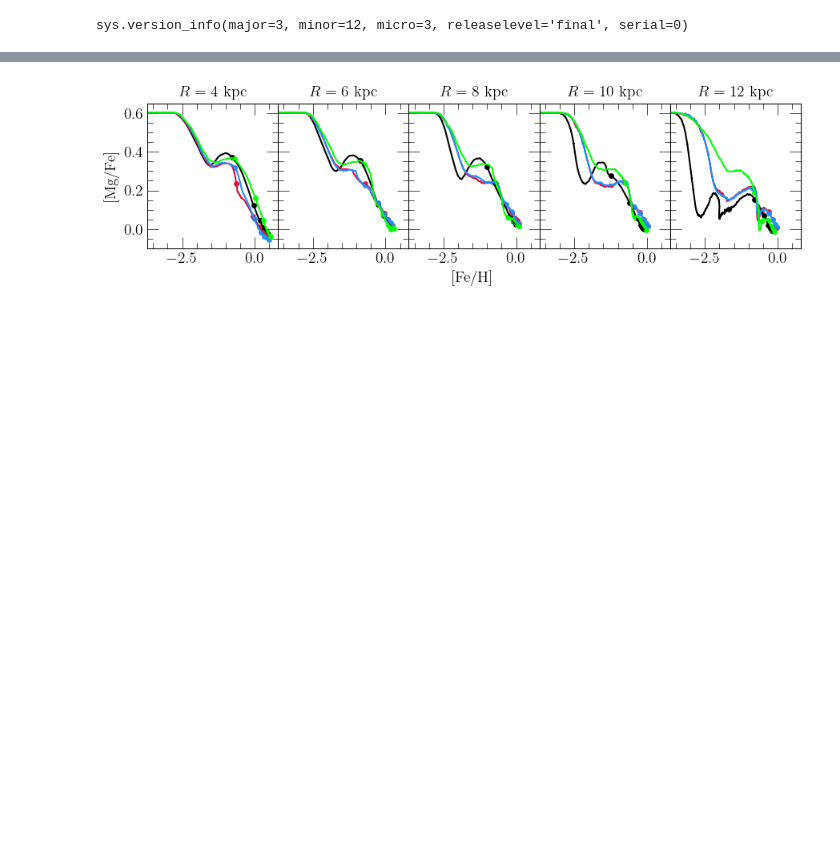
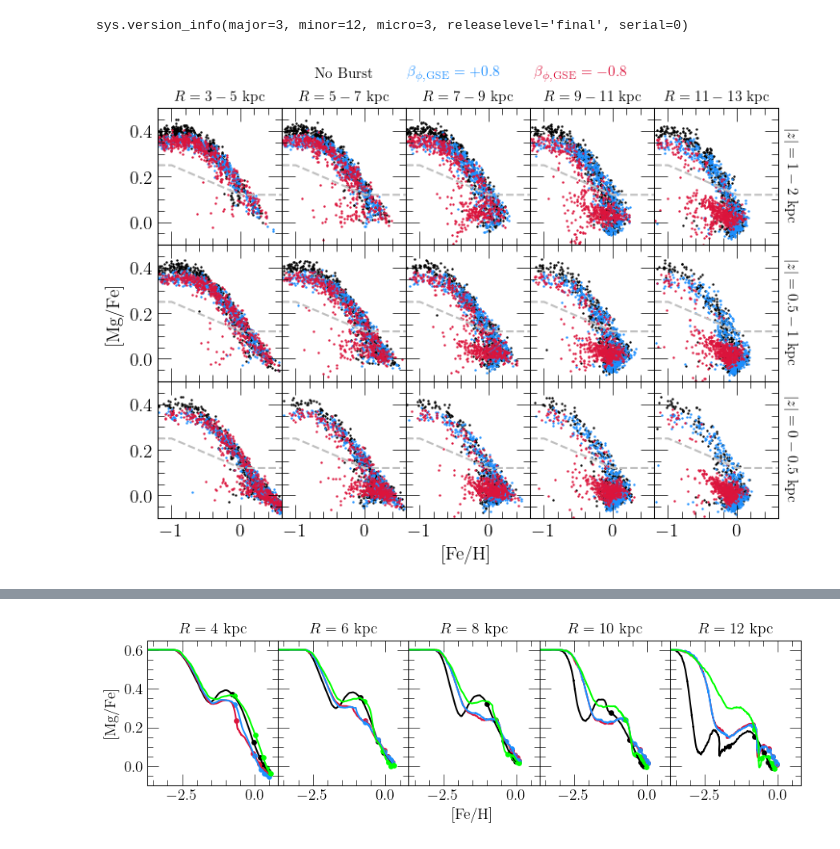
Before and after one commit to giganano/merger-flows, a Jupyter notebook: notebooks/afe-feh.ipynb, the cells around one changed output, grey strips where cells are left out. Drawn from its saved outputs; the diff is of its cells as text; code cells hidden in the pictures; blank space fills up the shorter version.

Commit message:
figures

```diff
--- a/notebooks/afe-feh.ipynb
+++ b/notebooks/afe-feh.ipynb
@@ -13,0 +27,83 @@ sys.version_info(major=3, minor=12, micro=3, releaselevel='final', serial=0)
+# %%
+def alpha_separation(feh):
+    if feh < -1:
+        return alpha_separation(-1)
+    elif -1 <= feh <= 0:
+        return 0.12 - 0.13 * feh
+    else:
+        return 0.12
+# %%
+COLORS = ["black", "dodgerblue", "crimson"]
+RADII = [[3, 5], [5, 7], [7, 9], [9, 11], [11, 13]]
+ZHEIGHTS = [[1, 2], [0.5, 1], [0, 0.5]] # backwards to put high |z| at the top
+LABELS = ["No Burst", r"$\beta_{\phi,\text{GSE}} = +0.8$", r"$\beta_{\phi,\text{GSE}} = -0.8$"]
+FEH_ERR = 0.0087
+MGFE_ERR = 0.017
+
+fig, axes = plt.subplots(nrows = len(ZHEIGHTS), ncols = len(RADII), figsize = (7.5, 5.5), sharex = True, sharey = True)
+axes[0][0].set_xlim([-1.2, 0.6])
+axes[0][0].set_ylim([-0.1, 0.5])
+axes[2][2].set_xlabel(r"[Fe/H]")
+axes[1][0].set_ylabel(r"[Mg/Fe]")
+for i in range(len(RADII)):
+    axes[0][i].set_title(r"$R = %d - %d$ kpc" % (RADII[i][0], RADII[i][1]), fontsize = 11)
+for i in range(len(ZHEIGHTS)):
+    axes[i][-1].yaxis.set_label_position("right")
+    axes[i][-1].set_ylabel(r"$\left|z\right| = %g - %g$ kpc" % (ZHEIGHTS[i][0], ZHEIGHTS[i][1]),
+        fontsize = 11, rotation = 270, labelpad = 15)
+
+def plot_stars(ax, output, rmin, rmax, abszmin, abszmax, zone_width = 0.1, N = 500, seed = 0, **kwargs):
+    stars = output.stars.filter(
+        "zone_final", ">=", int(rmin / zone_width)).filter(
+        "zone_final", "<=", int(rmax / zone_width) - 1).filter(
+        "absz", ">=", abszmin).filter(
+        "absz", "<=", abszmax).filter(
+        "[fe/h]", ">=", ax.get_xlim()[0]).filter(
+        "[fe/h]", "<=", ax.get_xlim()[1]).filter(
+        "[mg/fe]", ">=", ax.get_ylim()[0]).filter(
+        "[mg/fe]", "<=", ax.get_ylim()[1]).filter(
+        "mass", ">", 1)
+    stars = subsample_stellar_populations(stars, N = N, seed = seed)
+    err_feh = np.random.normal(scale = FEH_ERR, size = N)
+    err_mgfe = np.random.normal(scale = MGFE_ERR, size = N)
+    for i in range(N):
+        stars["[fe/h]"][i] += err_feh[i]
+        stars["[mg/fe]"][i] += err_mgfe[i]
+    ax.scatter(stars["[fe/h]"], stars["[mg/fe]"], **kwargs)
+
+for i in range(len(outputs)):
+    for j in range(len(RADII)):
+        for k in range(len(ZHEIGHTS)):
+            kwargs = {
+                "s": 0.5,
+                "c": named_colors()[COLORS[i]],
+                "rasterized": True,
+                "label": LABELS[i]
+            }
+            plot_stars(axes[k][j], outputs[i], *RADII[j], *ZHEIGHTS[k], **kwargs)
+
+xvals = np.linspace(axes[0][0].get_xlim()[0], axes[0][0].get_xlim()[1], 1000)
+yvals = [alpha_separation(feh) for feh in xvals]
+for j in range(len(RADII)):
+    for k in range(len(ZHEIGHTS)):
+        axes[k][j].plot(xvals, yvals, c = named_colors()["silver"], linestyle = "--")
+
+kwargs = {
+    "loc": mpl_loc("lower center"),
+    "bbox_to_anchor": (0.5, 1.1),
+    "ncol": 3,
+    "handlelength": 0,
+    "fontsize": 11
+}
+leg = axes[0][2].legend(**kwargs)
+fancy_legend(leg, COLORS)
+
+plt.tight_layout()
+plt.subplots_adjust(hspace = 0, wspace = 0)
+for ext in ["pdf", "jpeg"]:
+    kwargs = {}
+    if ext == "jpeg": kwargs["dpi"] = 200
+    plt.savefig("./afe-feh/galactic-regions-prograde-vs-retrograde.%s" % (ext), **kwargs)
+plt.show()
+# %% [output]
+[figure, added]
```
Also changed, not shown: parts of 2 cells of this notebook, 8 other files.
